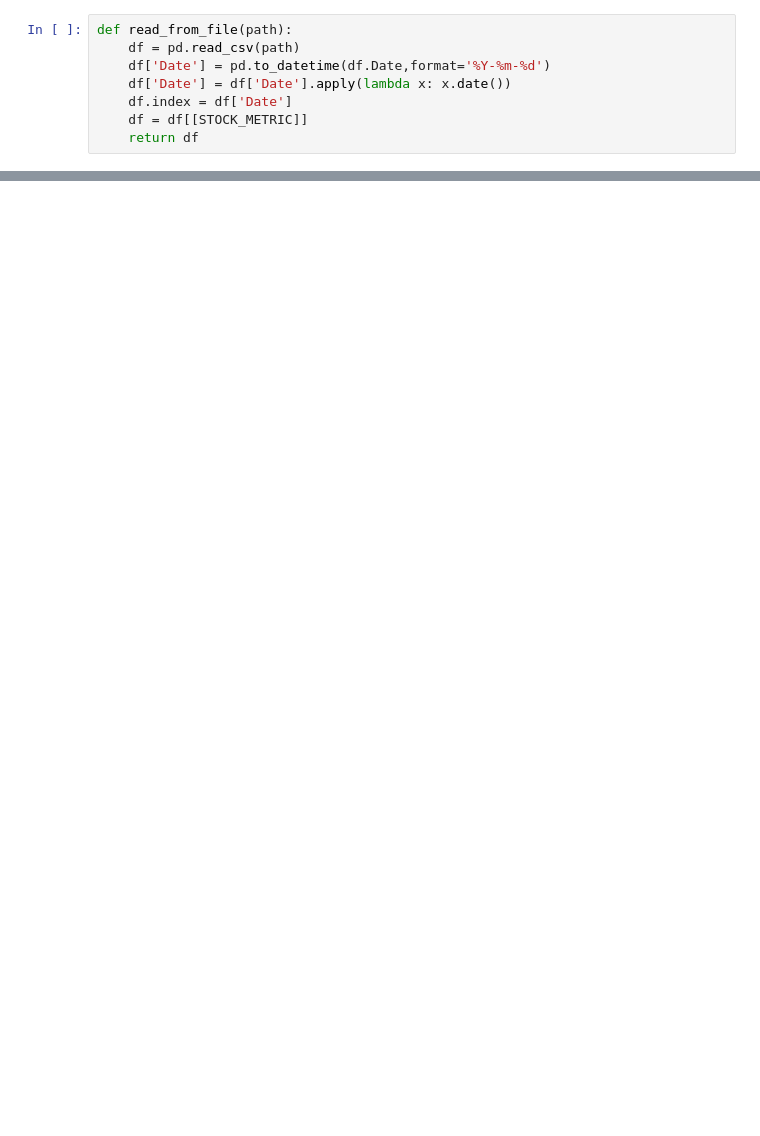
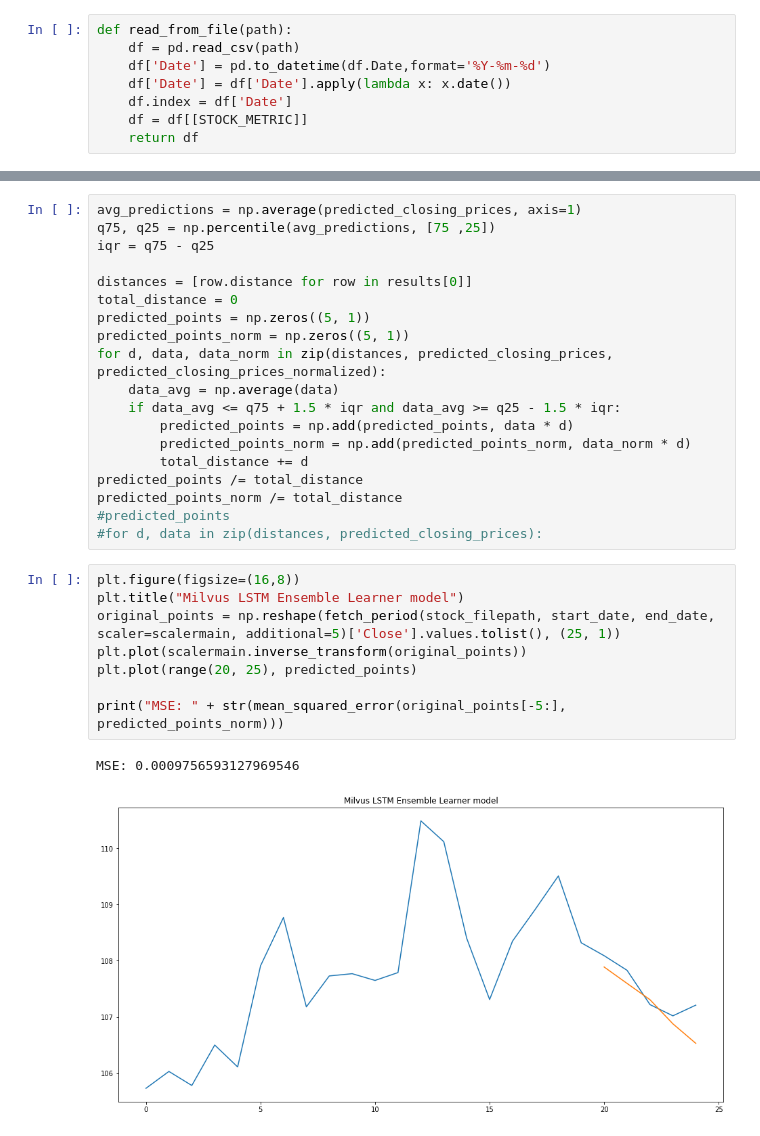
Before and after one commit to NotRyan/stock-search, a Jupyter notebook: stock search v3.ipynb, the cells around one changed output, grey strips where cells are left out. Drawn from its saved outputs; the diff is of its cells as text; blank space fills up the shorter version.

```diff
--- a/stock search v3.ipynb
+++ b/stock search v3.ipynb
@@ -172,0 +444,30 @@ cursor.execute("SELECT * FROM geeksdemo")
+# %%
+avg_predictions = np.average(predicted_closing_prices, axis=1)
+q75, q25 = np.percentile(avg_predictions, [75 ,25])
+iqr = q75 - q25
+
+distances = [row.distance for row in results[0]]
+total_distance = 0
+predicted_points = np.zeros((5, 1))
+predicted_points_norm = np.zeros((5, 1))
+for d, data, data_norm in zip(distances, predicted_closing_prices, predicted_closing_prices_normalized):
+    data_avg = np.average(data)
+    if data_avg <= q75 + 1.5 * iqr and data_avg >= q25 - 1.5 * iqr:
+        predicted_points = np.add(predicted_points, data * d)
+        predicted_points_norm = np.add(predicted_points_norm, data_norm * d)
+        total_distance += d
+predicted_points /= total_distance
+predicted_points_norm /= total_distance
+#predicted_points
+#for d, data in zip(distances, predicted_closing_prices):
+# %%
+plt.figure(figsize=(16,8))
+plt.title("Milvus LSTM Ensemble Learner model")
+original_points = np.reshape(fetch_period(stock_filepath, start_date, end_date, scaler=scalermain, additional=5)['Close'].values.tolist(), (25, 1))
+plt.plot(scalermain.inverse_transform(original_points))
+plt.plot(range(20, 25), predicted_points)
+
+print("MSE: " + str(mean_squared_error(original_points[-5:], predicted_points_norm)))
+# %% [output]
+MSE: 0.0009756593127969546
+[figure, added]
```
Also changed, not shown: parts of 59 cells of this notebook, 1 other file.
